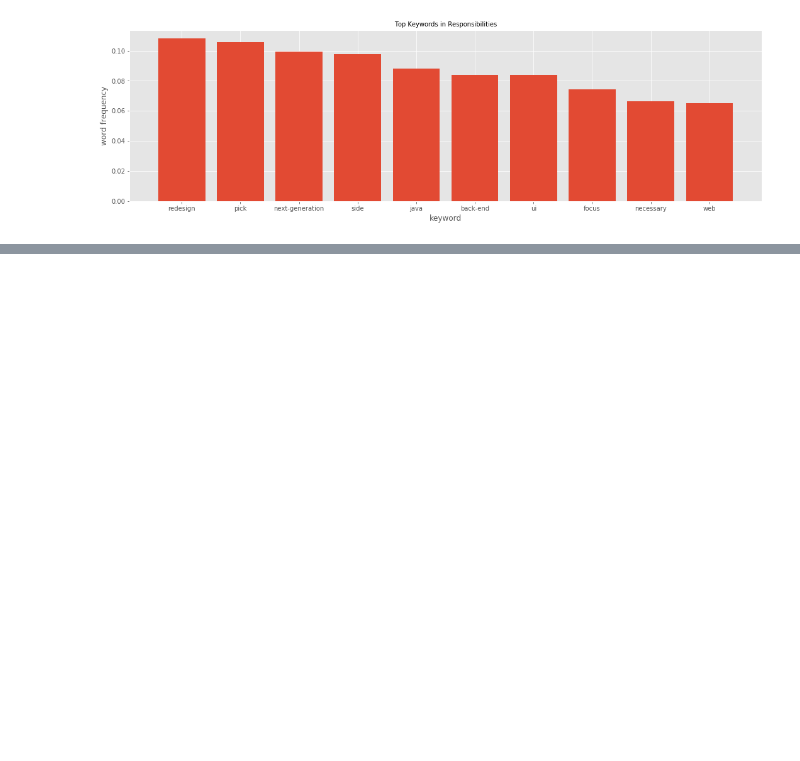
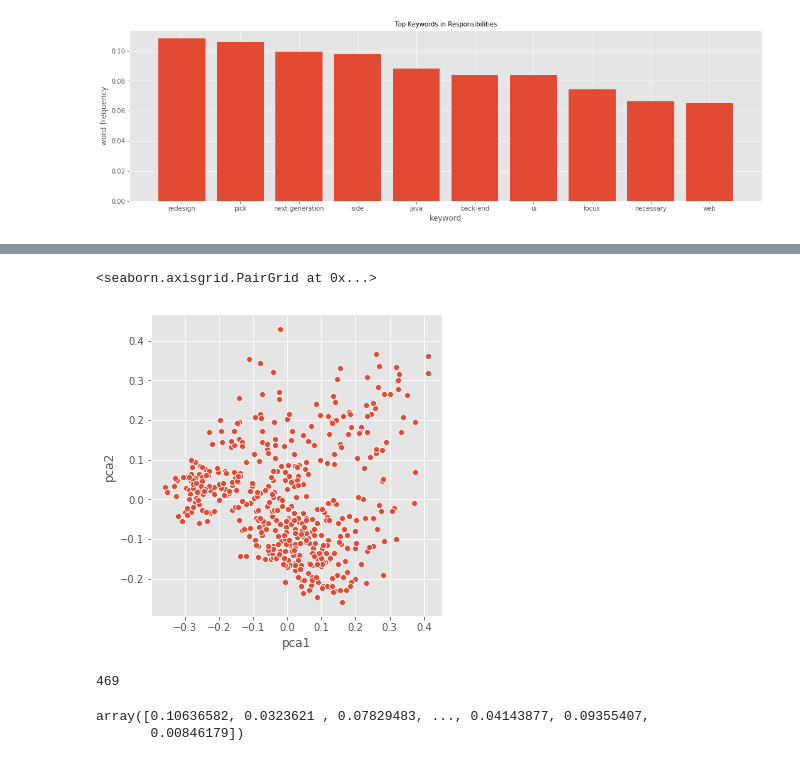
Before and after one commit to aesophor/DataScience, a Jupyter notebook: 05-Final-Project/Analyzing Google Career and Skills.ipynb, the cells around one changed output, grey strips where cells are left out. Drawn from its saved outputs; the diff is of its cells as text; code cells hidden in the pictures; blank space fills up the shorter version.

```diff
--- a/05-Final-Project/Analyzing Google Career and Skills.ipynb
+++ b/05-Final-Project/Analyzing Google Career and Skills.ipynb
@@ -488,0 +537,17 @@ plot_tfidf_bar(resp_tfidfm, text_index=0, ax=ax1, font_path=font_path, bin=10, t
+# %%
+corpus = r_df['text'].values.tolist()
+# %%
+# TF-IDF
+from sklearn.feature_extraction.text import CountVectorizer
+vectorizer = CountVectorizer()
+X = vectorizer.fit_transform(corpus)
+word = vectorizer.get_feature_names()
+
+from sklearn.feature_extraction.text import TfidfTransformer
+transformer = TfidfTransformer()
+tfidf = transformer.fit_transform(X)
+# %%
+len(corpus)
+features = tfidf.toarray()
+labels = r_df['title'].values
+labels[0:10]
@@ -488,0 +564,9 @@ plot_tfidf_bar(resp_tfidfm, text_index=0, ax=ax1, font_path=font_path, bin=10, t
+# %%
+# PCA
+from sklearn.decomposition import PCA
+pca = PCA(n_components=2)
+transData = pca.fit_transform(features, labels)
+type(transData)
+r_df['pca1'] = pandas.DataFrame(transData[:,0])
+r_df['pca2'] = pandas.DataFrame(transData[:,1])
+r_df
@@ -488,0 +592,14 @@ plot_tfidf_bar(resp_tfidfm, text_index=0, ax=ax1, font_path=font_path, bin=10, t
+# %%
+import seaborn as sns
+import matplotlib.pyplot as plt
+
+sns.pairplot(x_vars=['pca1'], y_vars=['pca2'], data=r_df, size=5)
+# %% [output]
+<seaborn.axisgrid.PairGrid at 0x...>
+[figure, added]
+# %%
+textFrame = pd.DataFrame(features, columns = word)
+textFrame.head()
+len(features)
+# %% [output]
+469
@@ -488,0 +610,5 @@ plot_tfidf_bar(resp_tfidfm, text_index=0, ax=ax1, font_path=font_path, bin=10, t
+# %%
+allF[np.nonzero(allF)]
+# %% [output]
+array([0.10636582, 0.0323621 , 0.07829483, ..., 0.04143877, 0.09355407,
+       0.00846179])
```
Also changed, not shown: parts of 24 cells of this notebook, 1 other file.
